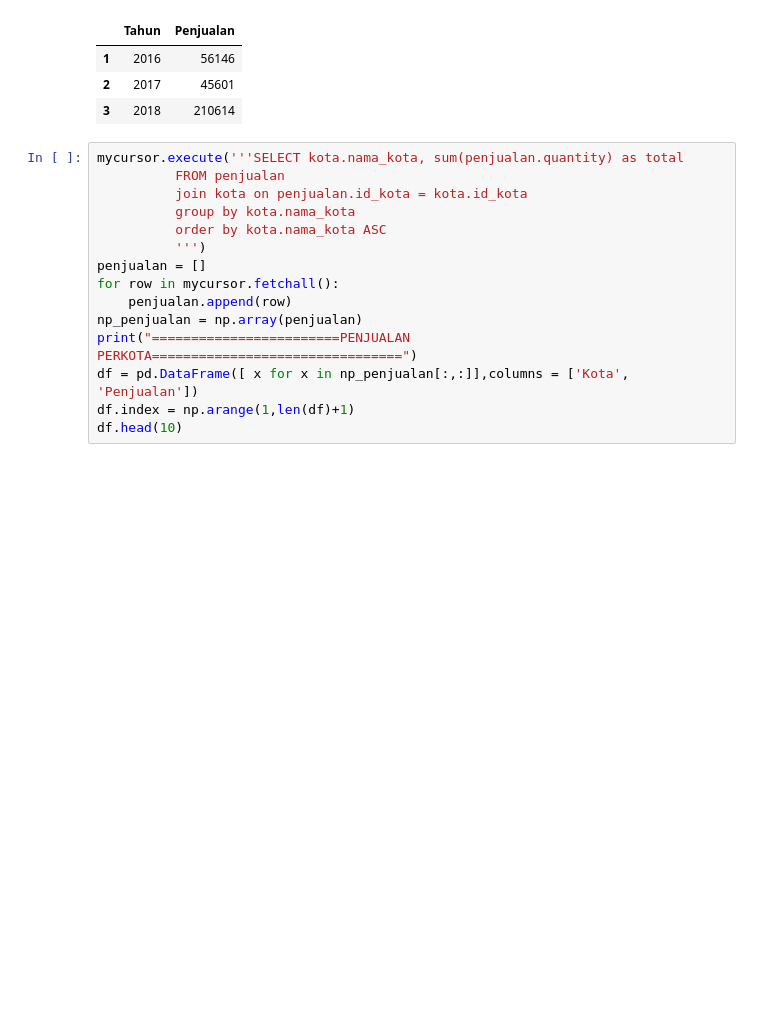
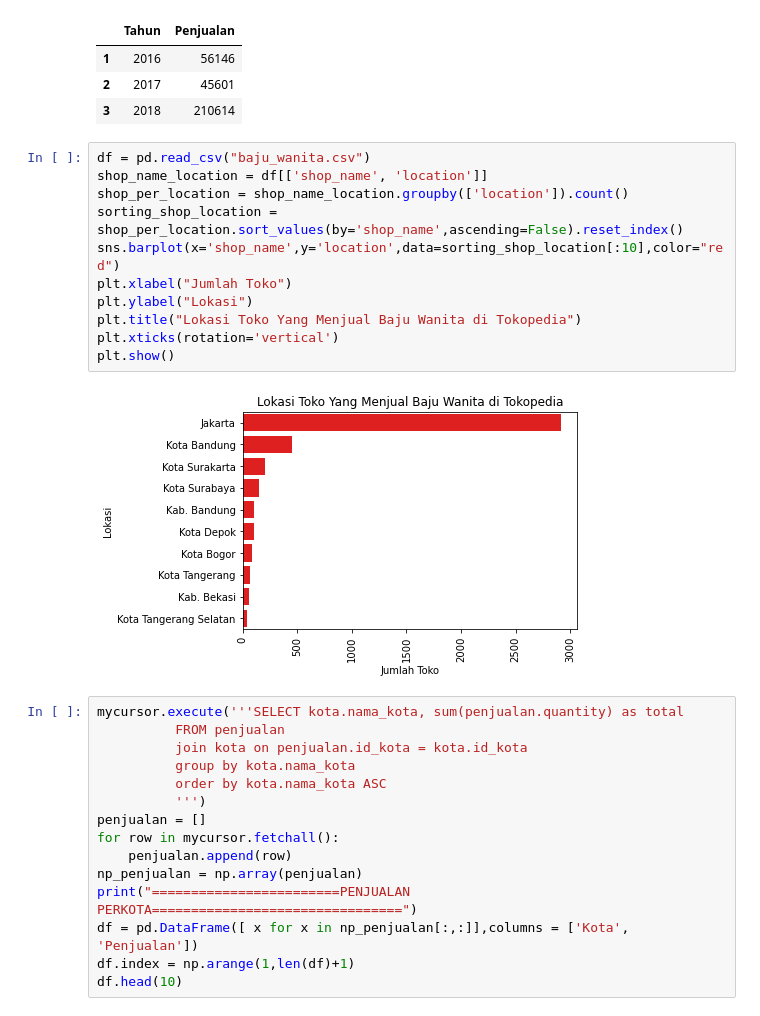
Before and after one commit to fadlanbhahreisy/data_science, a Jupyter notebook: TA-Datawarehouse/main.ipynb, the cells around one changed output. Drawn from its saved outputs; the diff is of its cells as text; blank space fills up the shorter version.

```diff
--- a/TA-Datawarehouse/main.ipynb
+++ b/TA-Datawarehouse/main.ipynb
@@ -205,6 +215,19 @@ df
 | 1 | 2016 | 56146 |
 | 2 | 2017 | 45601 |
 | 3 | 2018 | 210614 |
+# %%
+df = pd.read_csv("baju_wanita.csv")
+shop_name_location = df[['shop_name', 'location']]
+shop_per_location = shop_name_location.groupby(['location']).count()
+sorting_shop_location = shop_per_location.sort_values(by='shop_name',ascending=False).reset_index()
+sns.barplot(x='shop_name',y='location',data=sorting_shop_location[:10],color="red")
+plt.xlabel("Jumlah Toko")
+plt.ylabel("Lokasi")
+plt.title("Lokasi Toko Yang Menjual Baju Wanita di Tokopedia")
+plt.xticks(rotation='vertical')
+plt.show()
+# %% [output]
+[figure, added]
 # %%
 mycursor.execute('''SELECT kota.nama_kota, sum(penjualan.quantity) as total
           FROM penjualan
```
Also changed, not shown: parts of 4 cells of this notebook.
